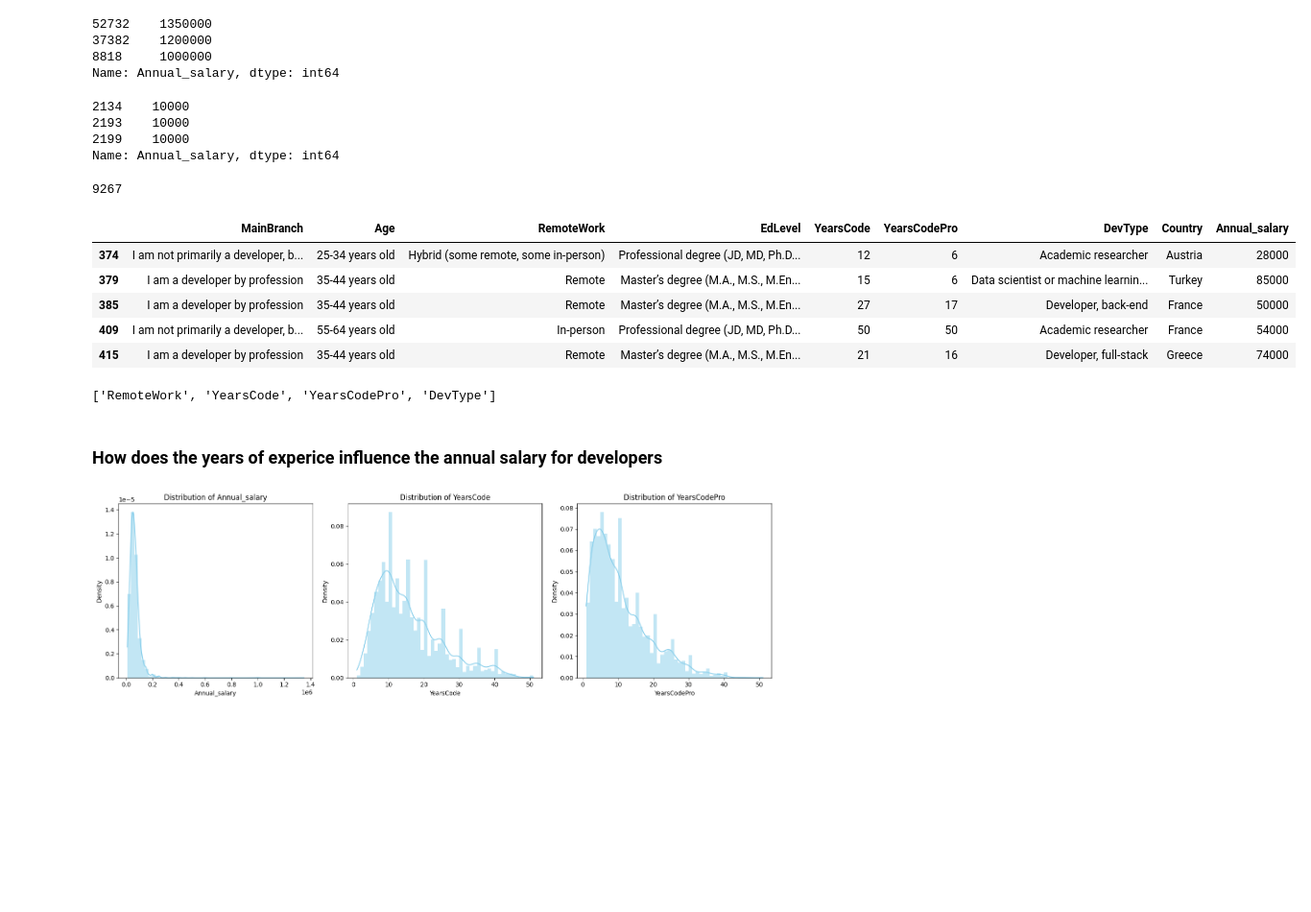
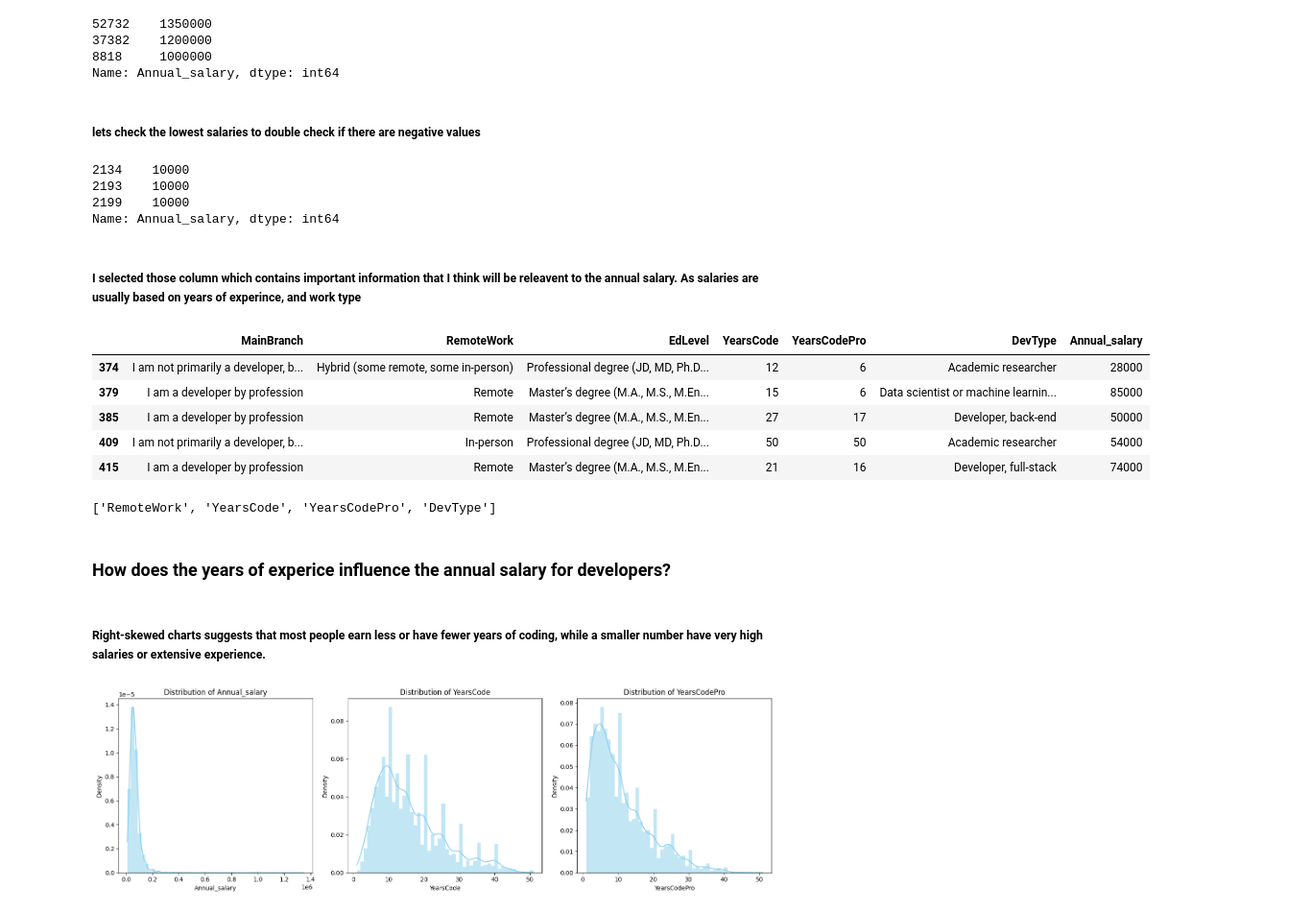
Before and after one commit to jawaheralkhonaifer/Data-science-udacity, a Jupyter notebook: StackflowProject.ipynb, the cells around one changed output. Shown: that part at 96% size. Saved outputs shown, nothing was run; the diff lists cells and outputs as text; code cells hidden in the pictures; blank space fills up the shorter version.

```diff
--- a/StackflowProject.ipynb
+++ b/StackflowProject.ipynb
@@ -170,6 +194,8 @@ top_three_salaries
 37382    1200000
 8818     1000000
 Name: Annual_salary, dtype: int64
+# %% [markdown]
+<h5>lets check the lowest salaries to double check if there are negative values</h5>
 # %%
 smallest_three_salaries = df_filtered['Annual_salary'].nsmallest(3)
 smallest_three_salaries
@@ -178,21 +204,20 @@ smallest_three_salaries
 2193    10000
 2199    10000
 Name: Annual_salary, dtype: int64
-# %%
-df_filtered.shape[0]
-# %% [output]
-9267
+# %% [markdown]
+<h5>I selected those column which contains important information that I think will be releavent to the annual salary.
+As salaries are usually based on years of experince, and work type</h5>
 # %%
 #select the relevent columns
-df_main = df_filtered[['MainBranch','Age','RemoteWork','EdLevel','YearsCode','YearsCodePro','DevType','Country','Annual_salary']]
+df_main = df_filtered[['MainBranch','RemoteWork','EdLevel','YearsCode','YearsCodePro','DevType','Annual_salary']]
 df_main.head()
 # %% [output]
-|  | MainBranch | Age | RemoteWork | EdLevel | YearsCode | YearsCodePro | DevType | Country | Annual_salary |
-| 374 | I am not primarily a developer, b... | 25-34 years old | Hybrid (some remote, some in-person) | Professional degree (JD, MD, Ph.D... | 12 | 6 | Academic researcher | Austria | 28000 |
-| 379 | I am a developer by profession | 35-44 years old | Remote | Master’s degree (M.A., M.S., M.En... | 15 | 6 | Data scientist or machine learnin... | Turkey | 85000 |
-| 385 | I am a developer by profession | 35-44 years old | Remote | Master’s degree (M.A., M.S., M.En... | 27 | 17 | Developer, back-end | France | 50000 |
-| 409 | I am not primarily a developer, b... | 55-64 years old | In-person | Professional degree (JD, MD, Ph.D... | 50 | 50 | Academic researcher | France | 54000 |
-| 415 | I am a developer by profession | 35-44 years old | Remote | Master’s degree (M.A., M.S., M.En... | 21 | 16 | Developer, full-stack | Greece | 74000 |
+|  | MainBranch | RemoteWork | EdLevel | YearsCode | YearsCodePro | DevType | Annual_salary |
+| 374 | I am not primarily a developer, b... | Hybrid (some remote, some in-person) | Professional degree (JD, MD, Ph.D... | 12 | 6 | Academic researcher | 28000 |
+| 379 | I am a developer by profession | Remote | Master’s degree (M.A., M.S., M.En... | 15 | 6 | Data scientist or machine learnin... | 85000 |
+| 385 | I am a developer by profession | Remote | Master’s degree (M.A., M.S., M.En... | 27 | 17 | Developer, back-end | 50000 |
+| 409 | I am not primarily a developer, b... | In-person | Professional degree (JD, MD, Ph.D... | 50 | 50 | Academic researcher | 54000 |
+| 415 | I am a developer by profession | Remote | Master’s degree (M.A., M.S., M.En... | 21 | 16 | Developer, full-stack | 74000 |
 # %%
 #lets double check the values if there are nulls or not and remove them
 df_main.columns[df_main.isnull().any()].tolist()
@@ -214,7 +247,9 @@ def convert_years(val):
 df_cleaned.loc[:, 'YearsCode'] = df_cleaned['YearsCode'].apply(convert_years)
 df_cleaned.loc[:, 'YearsCodePro'] = df_cleaned['YearsCodePro'].apply(convert_years)
 # %% [markdown]
-<h3>How does the years of experice influence the annual salary for developers</h3>
+<h3>How does the years of experice influence the annual salary for developers?</h3>
+# %% [markdown]
+<h5>Right-skewed charts suggests that most people earn less or have fewer years of coding, while a smaller number have very high salaries or extensive experience.</h5>
 # %%
 continuous_vars = ['Annual_salary', 'YearsCode', 'YearsCodePro']
 plt.figure(figsize=(16, 5))
```
Also changed, not shown: parts of 26 cells of this notebook.
